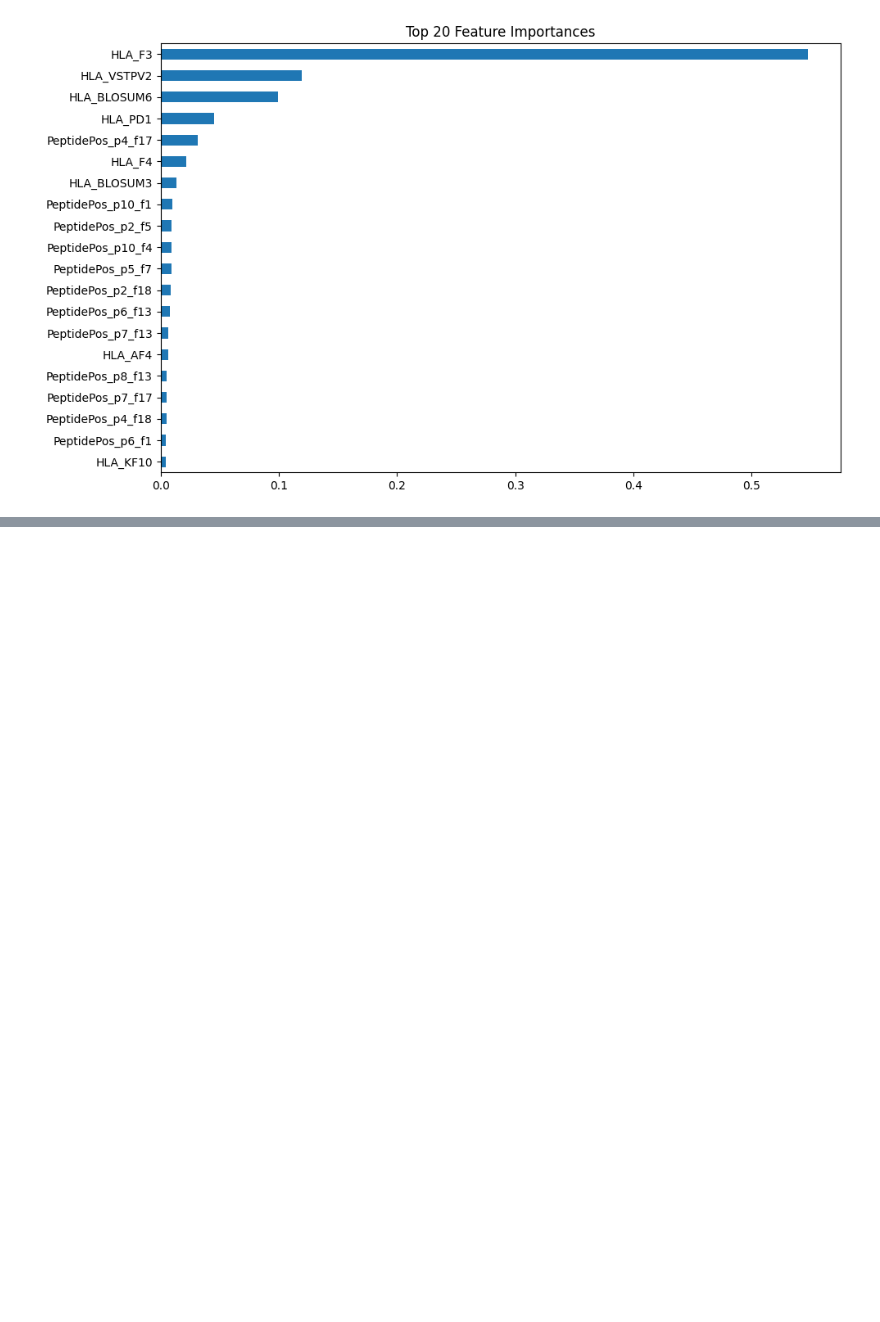
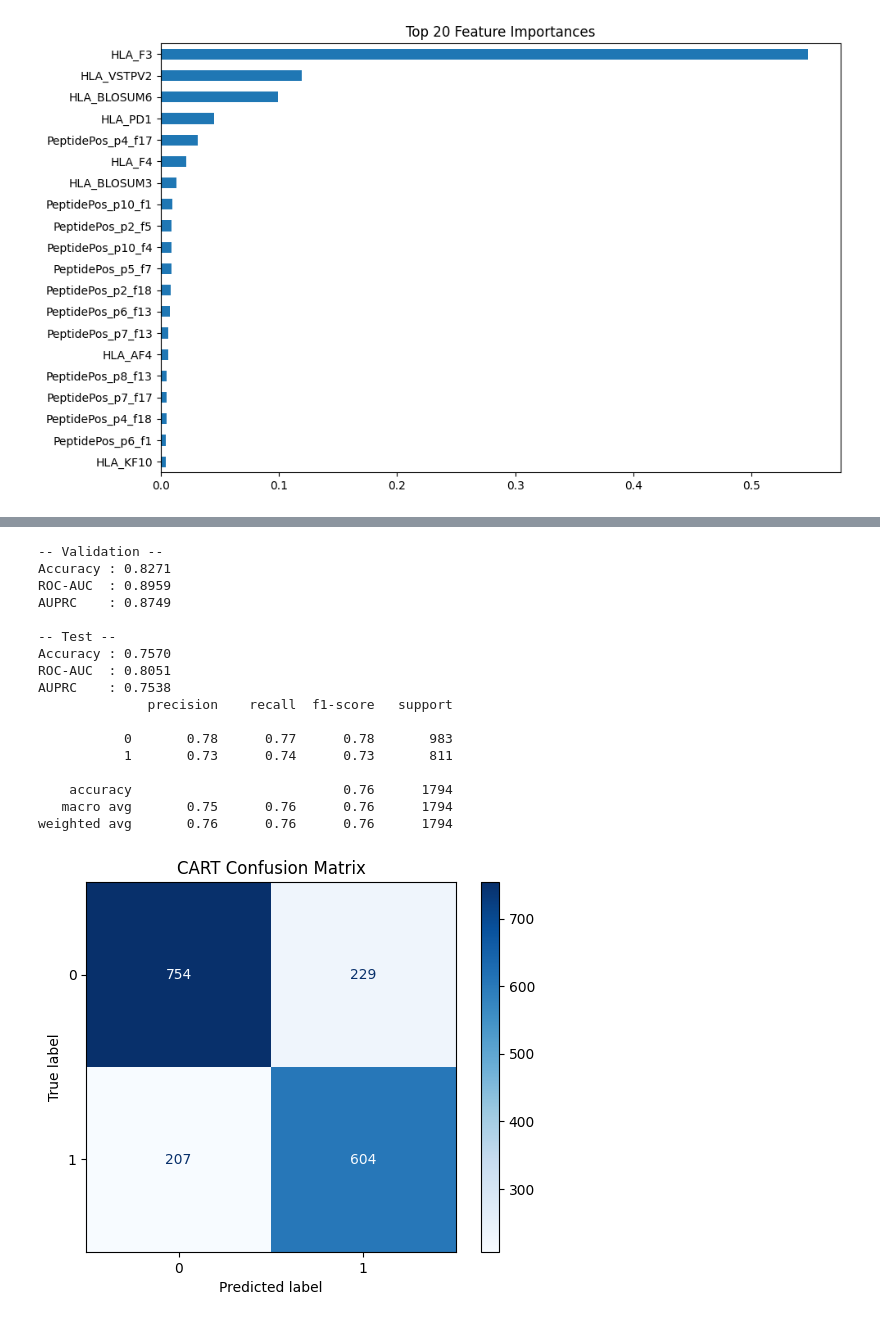
Before and after one commit to nikitarjsh/PIPER, a Jupyter notebook: src/decision-tree.ipynb, the cells around one changed output, grey strips where cells are left out. Cells and saved outputs as stored; diff of their text form; code cells hidden in the pictures; blank space fills up the shorter version.

```diff
--- a/src/decision-tree.ipynb
+++ b/src/decision-tree.ipynb
@@ -366,0 +502,59 @@ plt.show()
+# %%
+# refit with best config
+final_cart = CARTClassifier(max_depth=10, min_samples_split=2, min_samples_leaf=1)
+final_cart.fit(X_train, y_train, feature_names=feature_names)
+
+# Validation
+y_val_pred = final_cart.predict(X_val)
+y_val_prob = final_cart.predict_proba(X_val)[:, 1]
+print("-- Validation --")
+print(f"Accuracy : {accuracy_score(y_val, y_val_pred):.4f}")
+print(f"ROC-AUC  : {roc_auc_score(y_val, y_val_prob):.4f}")
+print(f"AUPRC    : {average_precision_score(y_val, y_val_prob):.4f}")
+
+# Test
+y_test_pred = final_cart.predict(X_test)
+y_test_prob = final_cart.predict_proba(X_test)[:, 1]
+print("\n-- Test --")
+print(f"Accuracy : {accuracy_score(y_test, y_test_pred):.4f}")
+print(f"ROC-AUC  : {roc_auc_score(y_test, y_test_prob):.4f}")
+print(f"AUPRC    : {average_precision_score(y_test, y_test_prob):.4f}")
+print(classification_report(y_test, y_test_pred))
+
+# Confusion matrix
+cm = confusion_matrix(y_test, y_test_pred)
+ConfusionMatrixDisplay(confusion_matrix=cm).plot(cmap="Blues")
+plt.title("CART Confusion Matrix")
+plt.show()
+
+# ROC curve
+RocCurveDisplay.from_predictions(y_test, y_test_prob)
+plt.title("CART ROC Curve")
+plt.show()
+
+# Feature importances
+importances = final_cart.feature_importances()
+importances.head(20).plot(kind="barh", figsize=(10, 6))
+plt.gca().invert_yaxis()
+plt.title("Top 20 Feature Importances")
+plt.tight_layout()
+plt.show()
+# %% [output]
+-- Validation --
+Accuracy : 0.8271
+ROC-AUC  : 0.8959
+AUPRC    : 0.8749
+
+-- Test --
+Accuracy : 0.7570
+ROC-AUC  : 0.8051
+AUPRC    : 0.7538
+              precision    recall  f1-score   support
+
+           0       0.78      0.77      0.78       983
+           1       0.73      0.74      0.73       811
+
+    accuracy                           0.76      1794
+   macro avg       0.75      0.76      0.76      1794
+weighted avg       0.76      0.76      0.76      1794
+[figure, added]
```
Also changed, not shown: parts of 8 cells of this notebook.
